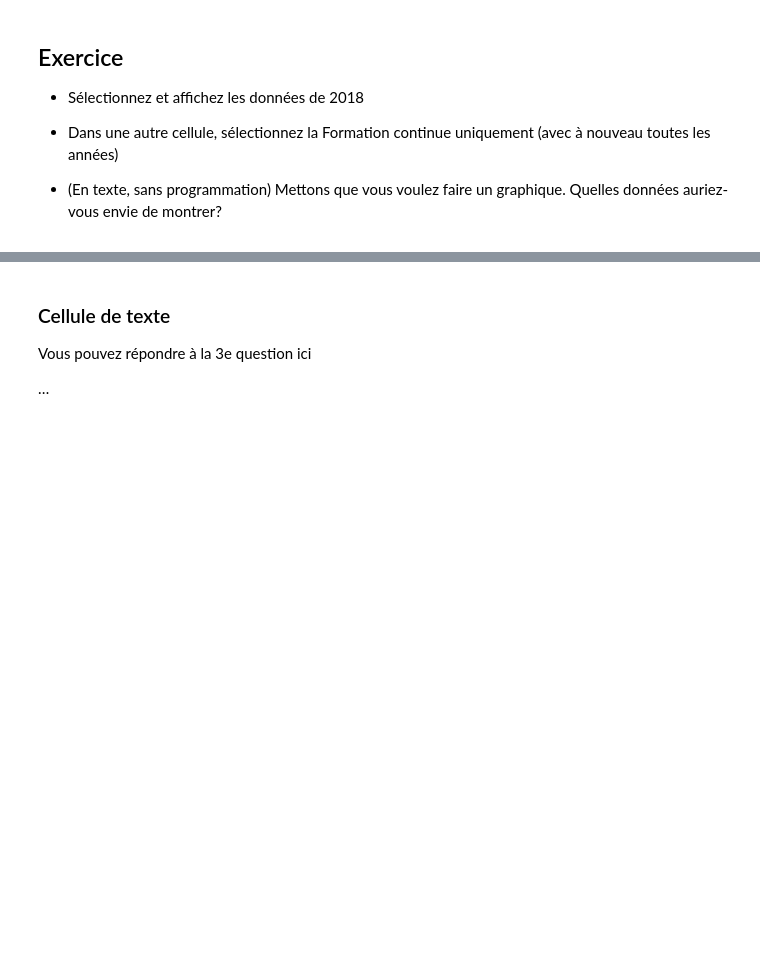
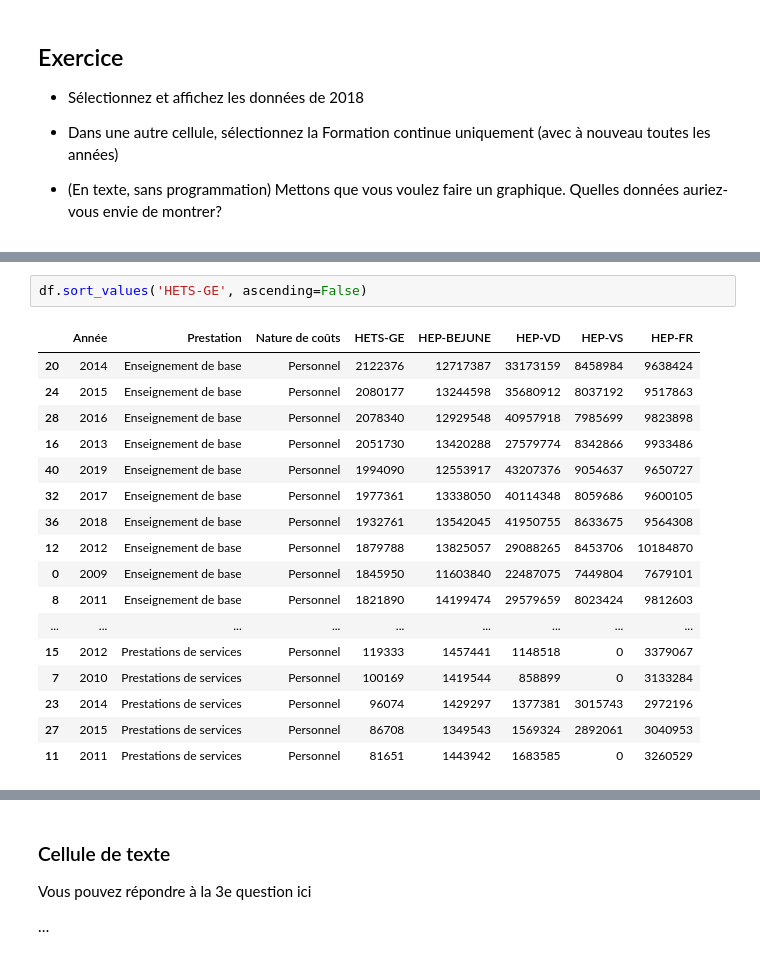
Before and after one commit to palrogg/course_sandbox, a Jupyter notebook: 1-Premiers-pas-avec-Pandas.ipynb, the cells around one changed output, grey strips where cells are left out. Cells and saved outputs as stored; diff of their text form; blank space fills up the shorter version.

```diff
--- a/1-Premiers-pas-avec-Pandas.ipynb
+++ b/1-Premiers-pas-avec-Pandas.ipynb
@@ -246,0 +310,20 @@ Peut-être qu’on peut tout diviser par un million?
+# %%
+df.sort_values('HETS-GE', ascending=False)
+# %% [output]
+|  | Année | Prestation | Nature de coûts | HETS-GE | HEP-BEJUNE | HEP-VD | HEP-VS | HEP-FR |
+| 20 | 2014 | Enseignement de base | Personnel | 2122376 | 12717387 | 33173159 | 8458984 | 9638424 |
+| 24 | 2015 | Enseignement de base | Personnel | 2080177 | 13244598 | 35680912 | 8037192 | 9517863 |
+| 28 | 2016 | Enseignement de base | Personnel | 2078340 | 12929548 | 40957918 | 7985699 | 9823898 |
+| 16 | 2013 | Enseignement de base | Personnel | 2051730 | 13420288 | 27579774 | 8342866 | 9933486 |
+| 40 | 2019 | Enseignement de base | Personnel | 1994090 | 12553917 | 43207376 | 9054637 | 9650727 |
+| 32 | 2017 | Enseignement de base | Personnel | 1977361 | 13338050 | 40114348 | 8059686 | 9600105 |
+| 36 | 2018 | Enseignement de base | Personnel | 1932761 | 13542045 | 41950755 | 8633675 | 9564308 |
+| 12 | 2012 | Enseignement de base | Personnel | 1879788 | 13825057 | 29088265 | 8453706 | 10184870 |
+| 0 | 2009 | Enseignement de base | Personnel | 1845950 | 11603840 | 22487075 | 7449804 | 7679101 |
+| 8 | 2011 | Enseignement de base | Personnel | 1821890 | 14199474 | 29579659 | 8023424 | 9812603 |
+| ... | ... | ... | ... | ... | ... | ... | ... | ... |
+| 15 | 2012 | Prestations de services | Personnel | 119333 | 1457441 | 1148518 | 0 | 3379067 |
+| 7 | 2010 | Prestations de services | Personnel | 100169 | 1419544 | 858899 | 0 | 3133284 |
+| 23 | 2014 | Prestations de services | Personnel | 96074 | 1429297 | 1377381 | 3015743 | 2972196 |
+| 27 | 2015 | Prestations de services | Personnel | 86708 | 1349543 | 1569324 | 2892061 | 3040953 |
+| 11 | 2011 | Prestations de services | Personnel | 81651 | 1443942 | 1683585 | 0 | 3260529 |
```
Also changed, not shown: parts of 7 cells of this notebook, 7 other files.
